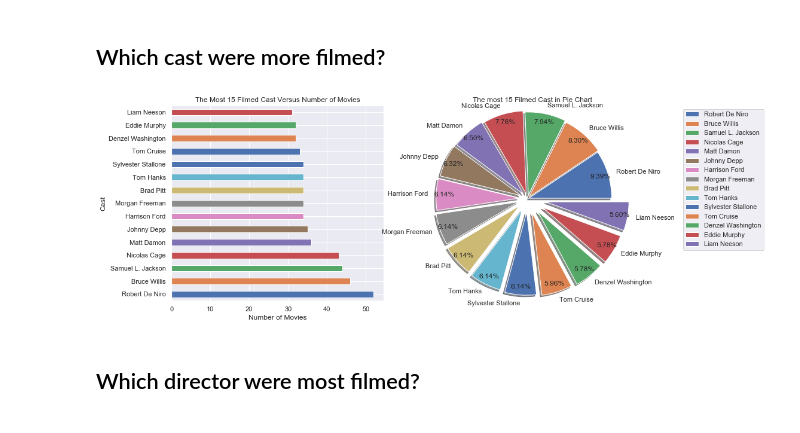
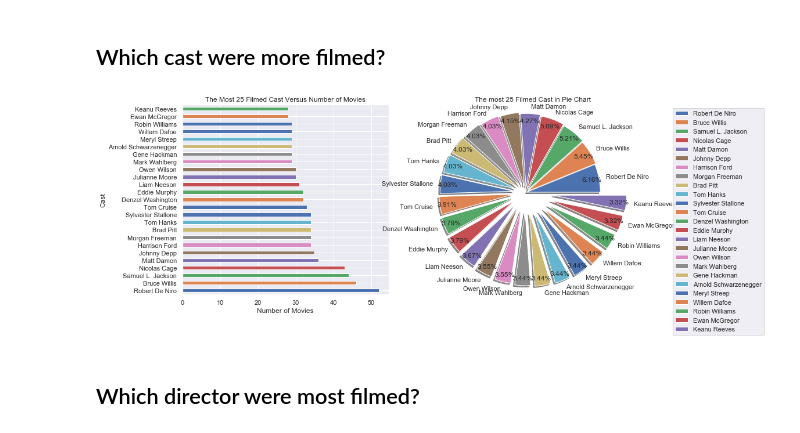
Before and after one commit to aysbt/Data_Cleaning, a Jupyter notebook: TMDb_Movies_Dataset.ipynb, the cells around one changed output. Saved outputs shown, nothing was run; the diff lists cells and outputs as text; code cells hidden in the pictures.

Commit message:
figures and small changes

```diff
--- a/TMDb_Movies_Dataset.ipynb
+++ b/TMDb_Movies_Dataset.ipynb
@@ -113,6 +115,8 @@ We have 3854 rows and 13 columns
 #Before answering the questions, lets figure out the profits of each movie
 df['profit'] = df['revenue']-df['budget']
 df['profit'] = df['profit'].apply(np.int64)
+df['budget'] = df['budget'].apply(np.int64)
+df['revenue'] = df['revenue'].apply(np.int64)
 # %%
 df.head()
 # %% [output]
@@ -407,9 +411,9 @@ split_count_data('genres')
 # %% [markdown]
 ## Which cast were more filmed?
 # %%
-split_count_data('cast')
+split_count_data('cast', size=25)
 # %% [output]
-[figure, old version]
+[figure, new version]
 # %% [markdown]
 ## Which director were most filmed?
 # %%
```
Also changed, not shown: parts of 24 cells of this notebook, 16 other files.
